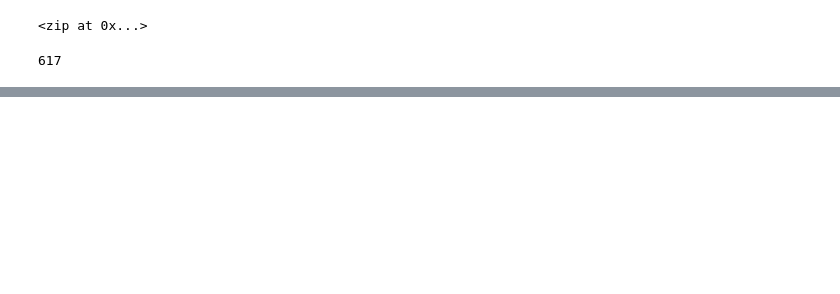
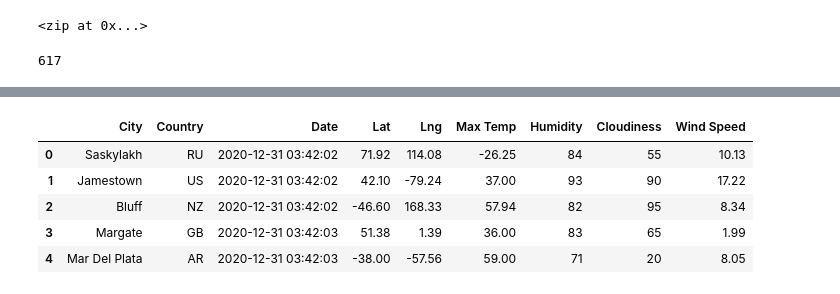
Before and after one commit to acorrales650/World_Weather_Analysis, a Jupyter notebook: WeatherPy.ipynb, the cells around one changed output, grey strips where cells are left out. Cells and saved outputs as stored; diff of their text form; code cells hidden in the pictures; blank space fills up the shorter version.

```diff
--- a/WeatherPy.ipynb
+++ b/WeatherPy.ipynb
@@ -33,0 +160,9 @@ len(cities)
+# %%
+city_data_df.head()
+# %% [output]
+|  | City | Country | Date | Lat | Lng | Max Temp | Humidity | Cloudiness | Wind Speed |
+| 0 | Saskylakh | RU | 2020-12-31 03:42:02 | 71.92 | 114.08 | -26.25 | 84 | 55 | 10.13 |
+| 1 | Jamestown | US | 2020-12-31 03:42:02 | 42.10 | -79.24 | 37.00 | 93 | 90 | 17.22 |
+| 2 | Bluff | NZ | 2020-12-31 03:42:02 | -46.60 | 168.33 | 57.94 | 82 | 95 | 8.34 |
+| 3 | Margate | GB | 2020-12-31 03:42:03 | 51.38 | 1.39 | 36.00 | 83 | 65 | 1.99 |
+| 4 | Mar Del Plata | AR | 2020-12-31 03:42:03 | -38.00 | -57.56 | 59.00 | 71 | 20 | 8.05 |
```
Also changed, not shown: parts of 8 cells of this notebook.
